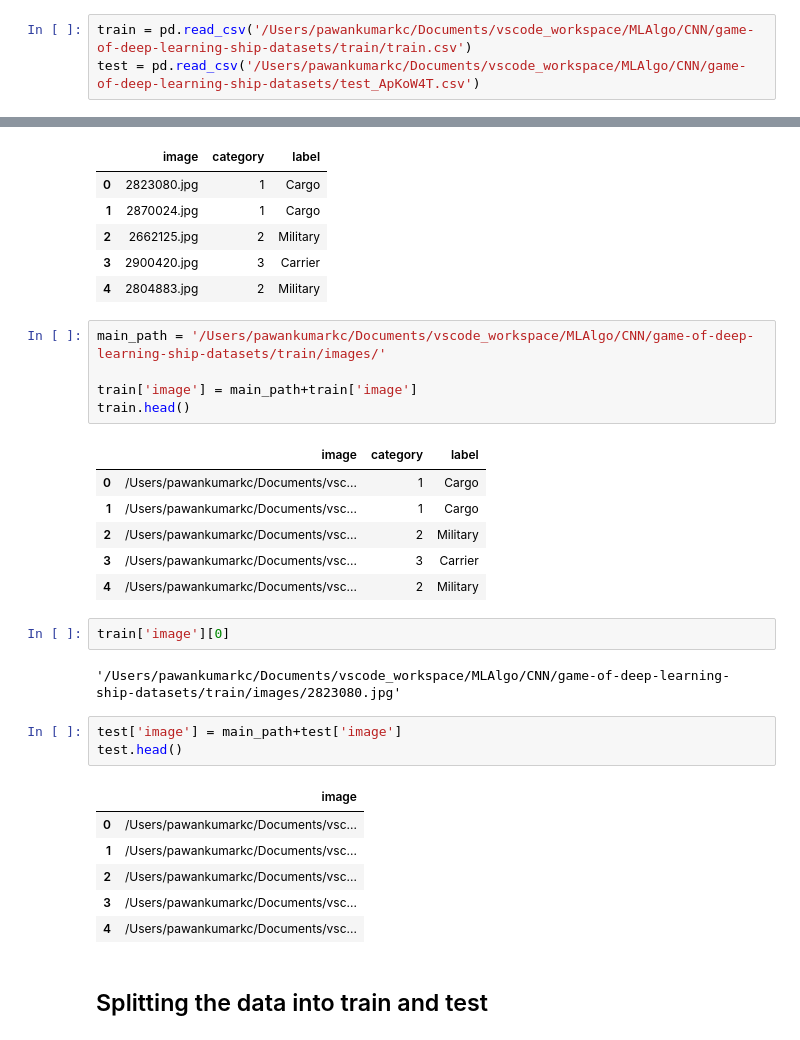
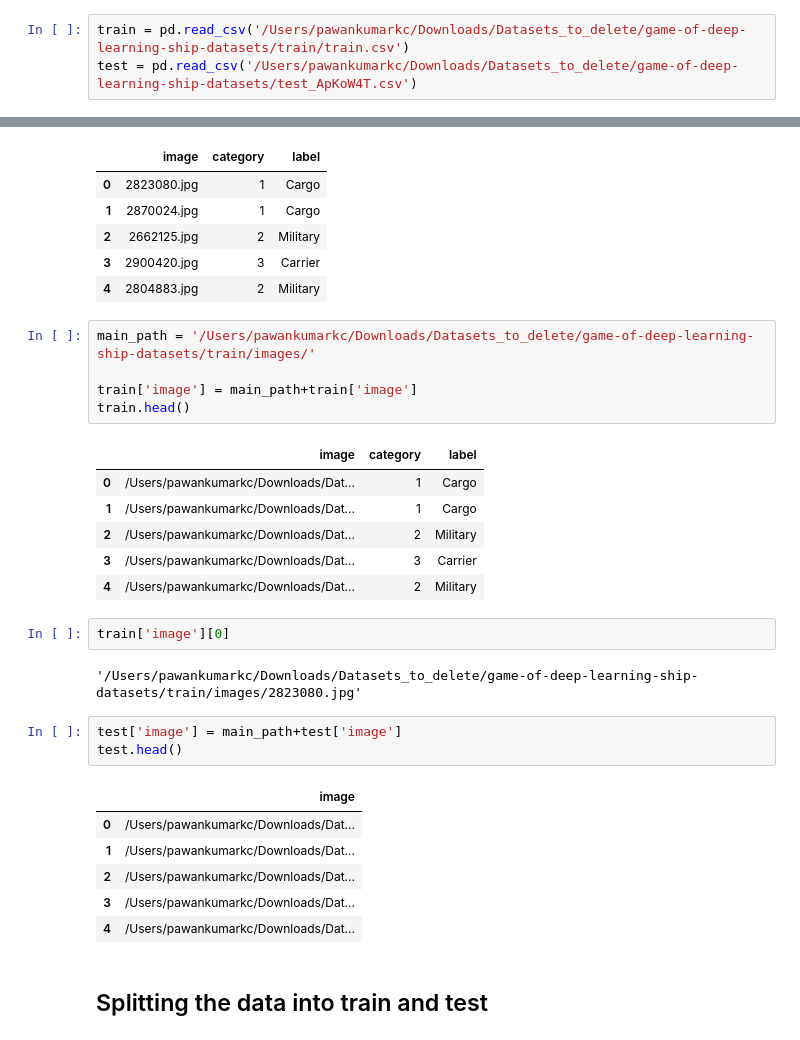
Before and after one commit to iampawankc/MLAlgo, a Jupyter notebook: CNN/ships_cnn.ipynb, the cells around one changed output, grey strips where cells are left out. Drawn from its saved outputs; the diff is of its cells as text.

```diff
--- a/CNN/ships_cnn.ipynb
+++ b/CNN/ships_cnn.ipynb
@@ -16,8 +16,8 @@ from sklearn.model_selection import train_test_split
 # %%
 !kaggle datasets download -d arpitjain007/game-of-deep-learning-ship-datasets
 # %%
-train = pd.read_csv('/Users/pawankumarkc/Documents/vscode_workspace/MLAlgo/CNN/game-of-deep-learning-ship-datasets/train/train.csv')
-test = pd.read_csv('/Users/pawankumarkc/Documents/vscode_workspace/MLAlgo/CNN/game-of-deep-learning-ship-datasets/test_ApKoW4T.csv')
+train = pd.read_csv('/Users/pawankumarkc/Downloads/Datasets_to_delete/game-of-deep-learning-ship-datasets/train/train.csv')
+test = pd.read_csv('/Users/pawankumarkc/Downloads/Datasets_to_delete/game-of-deep-learning-ship-datasets/test_ApKoW4T.csv')
 # %%
 print(f"Train data {train.shape} and test data {test.shape}")
 # %% [output]
@@ -45,31 +45,31 @@ train.head()
 | 3 | 2900420.jpg | 3 | Carrier |
 | 4 | 2804883.jpg | 2 | Military |
 # %%
-main_path = '/Users/pawankumarkc/Documents/vscode_workspace/MLAlgo/CNN/game-of-deep-learning-ship-datasets/train/images/'
+main_path = '/Users/pawankumarkc/Downloads/Datasets_to_delete/game-of-deep-learning-ship-datasets/train/images/'
 
 train['image'] = main_path+train['image']
 train.head()
 # %% [output]
 |  | image | category | label |
-| 0 | /Users/pawankumarkc/Documents/vsc... | 1 | Cargo |
-| 1 | /Users/pawankumarkc/Documents/vsc... | 1 | Cargo |
-| 2 | /Users/pawankumarkc/Documents/vsc... | 2 | Military |
-| 3 | /Users/pawankumarkc/Documents/vsc... | 3 | Carrier |
-| 4 | /Users/pawankumarkc/Documents/vsc... | 2 | Military |
+| 0 | /Users/pawankumarkc/Downloads/Dat... | 1 | Cargo |
+| 1 | /Users/pawankumarkc/Downloads/Dat... | 1 | Cargo |
+| 2 | /Users/pawankumarkc/Downloads/Dat... | 2 | Military |
+| 3 | /Users/pawankumarkc/Downloads/Dat... | 3 | Carrier |
+| 4 | /Users/pawankumarkc/Downloads/Dat... | 2 | Military |
 # %%
 train['image'][0]
 # %% [output]
-'/Users/pawankumarkc/Documents/vscode_workspace/MLAlgo/CNN/game-of-deep-learning-ship-datasets/train/images/2823080.jpg'
+'/Users/pawankumarkc/Downloads/Datasets_to_delete/game-of-deep-learning-ship-datasets/train/images/2823080.jpg'
 # %%
 test['image'] = main_path+test['image']
 test.head()
 # %% [output]
 |  | image |
-| 0 | /Users/pawankumarkc/Documents/vsc... |
-| 1 | /Users/pawankumarkc/Documents/vsc... |
-| 2 | /Users/pawankumarkc/Documents/vsc... |
-| 3 | /Users/pawankumarkc/Documents/vsc... |
-| 4 | /Users/pawankumarkc/Documents/vsc... |
+| 0 | /Users/pawankumarkc/Downloads/Dat... |
+| 1 | /Users/pawankumarkc/Downloads/Dat... |
+| 2 | /Users/pawankumarkc/Downloads/Dat... |
+| 3 | /Users/pawankumarkc/Downloads/Dat... |
+| 4 | /Users/pawankumarkc/Downloads/Dat... |
 # %% [markdown]
 ## Splitting the data into train and test
 # %%
```
Also changed, not shown: parts of 8 cells of this notebook, 1 other file.
